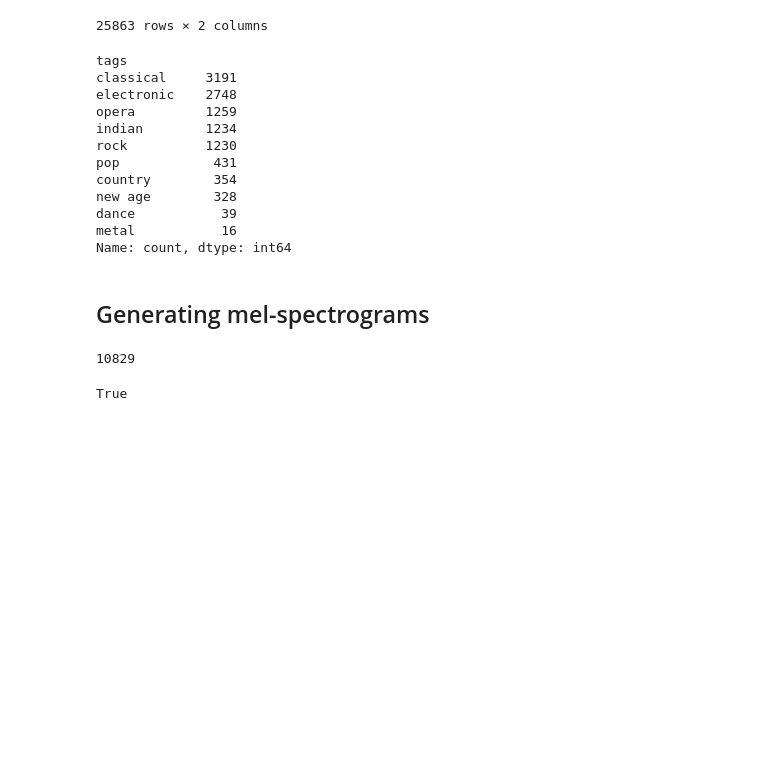
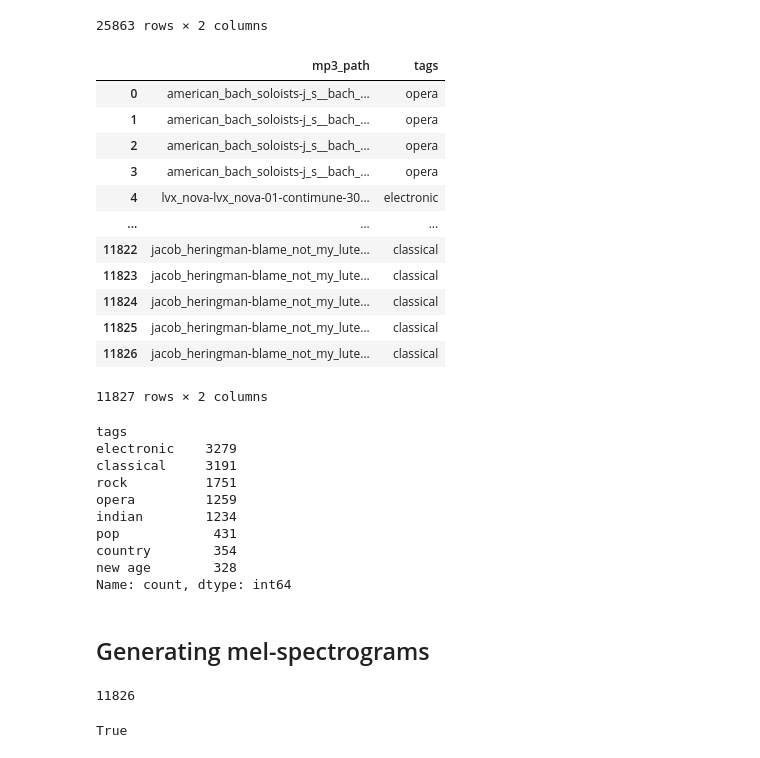
Before and after one commit to menduv/Thesis, a Jupyter notebook: magni_descriptive_analysis.ipynb, the cells around one changed output. Cells and saved outputs as stored; diff of their text form; code cells hidden in the pictures; blank space fills up the shorter version.

```diff
--- a/magni_descriptive_analysis.ipynb
+++ b/magni_descriptive_analysis.ipynb
@@ -51,4 +55,5 @@ df['mp3_path'] = [i[2:] for i in df['mp3_path']]
 # %%
+'''genre and synonym_dict for num_class = 8'''
 # List of the most frequent genre tags
 genre = ['classical', 'clasical', 'classic', 'techno', 'electronic', 'electro', 'electronica',
  'electric', 'rock', 'indian', 'india', 'opera', 'operatic', 'pop', 'new age', 'dance',
@@ -56,10 +61,22 @@ genre = ['classical', 'clasical', 'classic', 'techno', 'electronic', 'electro',
 
 # Dictionary of genre tags that are synonyms
 synonym_dict = {'classical':['classical', 'clasical', 'classic'],
-                'electronic': ['electronic', 'electro', 'electronica', 'electric', 'techno'],
+                'electronic': ['electronic', 'electro', 'electronica', 'electric', 'techno', 'dance'],
                 'indian': ['indian', 'india'],
                 'opera': ['opera', 'operatic'],
-                'metal': ['metal', 'heavy', 'heavy metal']}
+                'rock': ['rock', 'metal', 'heavy', 'heavy metal']}
+
+'''genre and synonym_dict for num_class = 10'''
+# genre = ['classical', 'clasical', 'classic', 'techno', 'electronic', 'electro', 'electronica',
+#  'electric', 'rock', 'indian', 'india', 'opera', 'operatic', 'pop', 'new age',
+#  'country']
+
+# synonym_dict = {'classical':['classical', 'clasical', 'classic'],
+#                 'electronic': ['electronic', 'electro', 'electronica', 'electric', 'techno'],
+#                 'indian': ['indian', 'india'],
+#                 'opera': ['opera', 'operatic'],
+#                 'metal': ['metal', 'heavy', 'heavy metal']}
+
 
 genre.append('mp3_path')
 
@@ -134,18 +153,32 @@ df = df[df['tags'].apply(lambda x: len(x) == 1)].reset_index(drop=True)
 df['tags'] = df['tags'].apply(lambda x: x[0])
+# %%
+df
+# %% [output]
+|  | mp3_path | tags |
+| 0 | american_bach_soloists-j_s__bach_... | opera |
+| 1 | american_bach_soloists-j_s__bach_... | opera |
+| 2 | american_bach_soloists-j_s__bach_... | opera |
+| 3 | american_bach_soloists-j_s__bach_... | opera |
+| 4 | lvx_nova-lvx_nova-01-contimune-30... | electronic |
+| ... | ... | ... |
+| 11822 | jacob_heringman-blame_not_my_lute... | classical |
+| 11823 | jacob_heringman-blame_not_my_lute... | classical |
+| 11824 | jacob_heringman-blame_not_my_lute... | classical |
+| 11825 | jacob_heringman-blame_not_my_lute... | classical |
+| 11826 | jacob_heringman-blame_not_my_lute... | classical |
+11827 rows × 2 columns
 # %%
 df.tags.value_counts()
 # %% [output]
 tags
+electronic    3279
 classical     3191
-electronic    2748
+rock          1751
 opera         1259
 indian        1234
-rock          1230
 pop            431
 country        354
 new age        328
-dance           39
-metal           16
 Name: count, dtype: int64
 # %% [markdown]
 ## Generating mel-spectrograms
@@ -192,8 +225,8 @@ output_folder = '/home/mendu/Thesis/data/magnatagatune/mel-specs'
 # mp3_to_melspectrogram(input_folder, output_folder, df.mp3_path.tolist())
 # %%
-len(os.listdir('/home/mendu/Thesis/data/magnatagatune/mel-specs'))
+len(os.listdir('/home/mendu/Thesis/data/magnatagatune/mel-specs-new'))
 # %% [output]
-10829
+11826
 # %%
 # removing the .mp3 file causing problems
 problematic_file = 'jacob_heringman-josquin_des_prez_lute_settings-19-gintzler__pater_noster-204-233.mp3'
```
Also changed, not shown: parts of 21 cells of this notebook, 1 other file.
